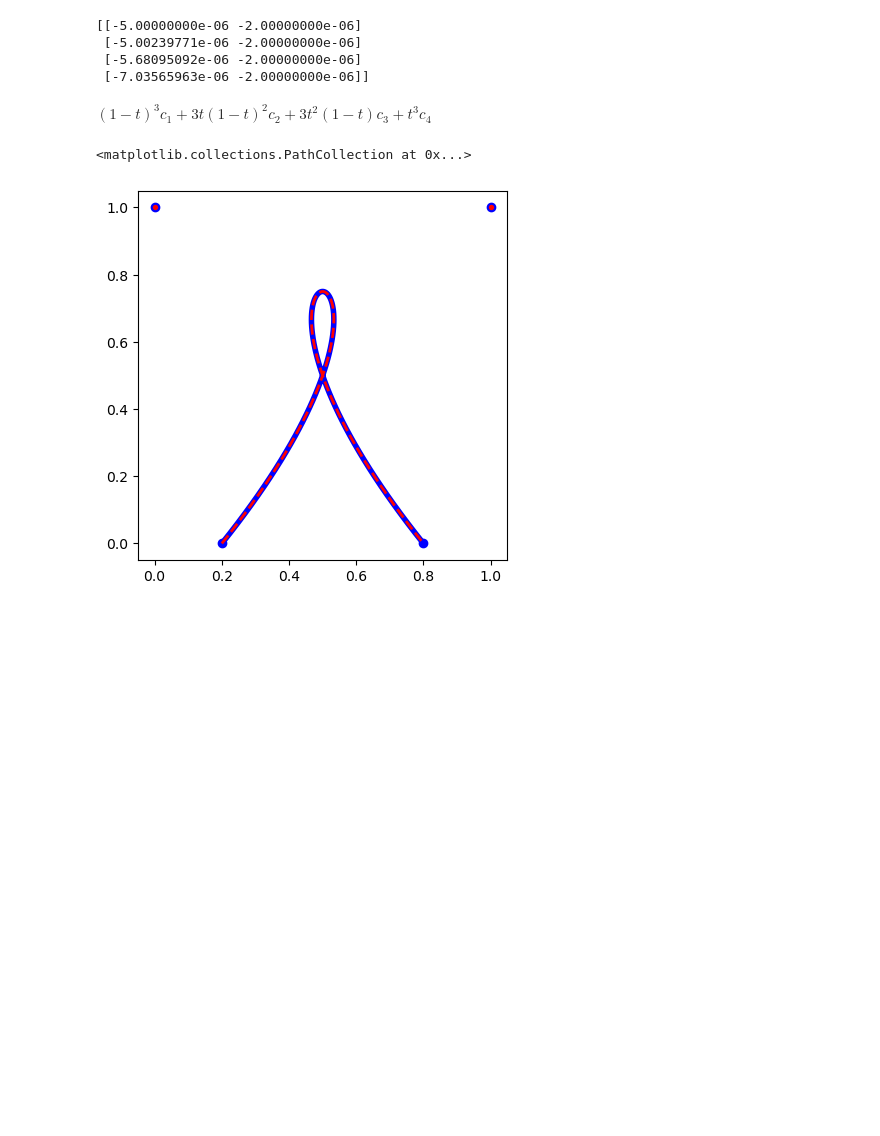
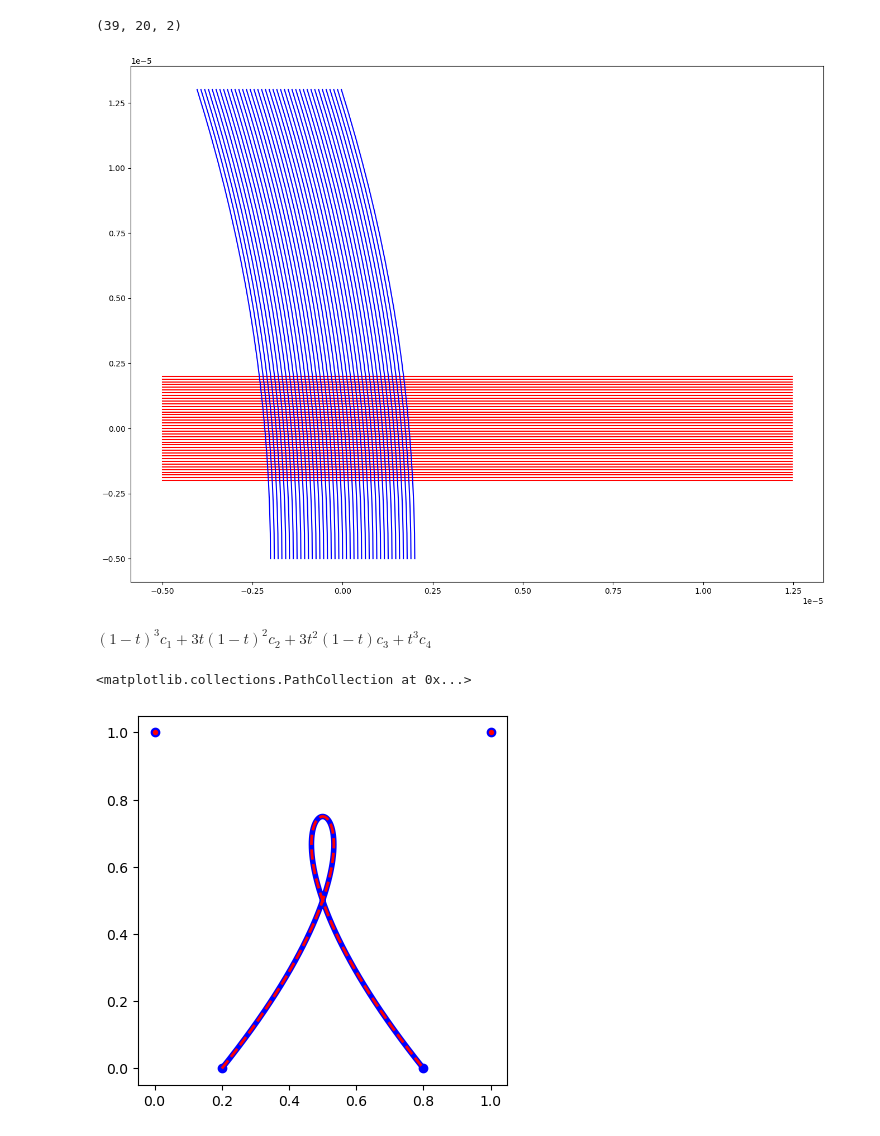
Before and after one commit to cepheid42/cuCBET, a Jupyter notebook: scratch.ipynb, the cells around one changed output. Cells and saved outputs as stored; diff of their text form; code cells hidden in the pictures; blank space fills up the shorter version.

Commit message:
rays are working now, need to figure out truncation so rays don't go too far

```diff
--- a/scratch.ipynb
+++ b/scratch.ipynb
@@ -5,22 +5,47 @@ import mpl_toolkits.mplot3d.axes3d as a3d
 %matplotlib inline
 # %%
 beam0 = np.genfromtxt('./outputs/beam_0.csv', dtype=np.float64, delimiter=',').reshape(-1, 4, 2)
-# beam1 = np.genfromtxt('./outputs/beam_1.csv', dtype=np.float64, delimiter=',').reshape(-1, 4, 2)
+beam1 = np.genfromtxt('./outputs/beam_1.csv', dtype=np.float64, delimiter=',').reshape(-1, 4, 2)
 
-print(beam0[0, :, :])
+ts = np.linspace(0.0, 1.0, 20).reshape(-1, 1)
 
-# fig, ax = plt.subplots(1, 1)
+def get_bezier(p0, p1, p2, p3):
+  return ((1 - ts)**3 * p0) + (3 * ts * (1 - ts)**2 * p1) + (3 * ts**2 * (1 - ts) * p2) + (ts**3 * p3)
+
+rays0 = []
+rays1 = []
+
+
+for r in range(beam0.shape[0]):
+  bez0 = get_bezier(beam0[r, 0], beam0[r, 1], beam0[r, 2], beam0[r, 3])
+  bez1 = get_bezier(beam1[r, 0], beam1[r, 1], beam1[r, 2], beam1[r, 3])
+  rays0.append(bez0)
+  rays1.append(bez1)
+
+rays0 = np.asarray(rays0)
+rays1 = np.asarray(rays1)
+
+print(rays0.shape)
+
+fig, ax = plt.subplots(1, 1, figsize=(16,12))
 # ax.set_xlim([-5E-6, 5E-6])
 # ax.set_ylim([-5E-6, 5E-6])
 
-# plt.scatter(beam0[:, 0, 0], beam0[:, 0, 1])
-# plt.scatter(beam0[:, -1, 0], beam0[:, -1, 1])
-# plt.scatter(beam1[:, 0, 0], beam1[:, 0, 1])
+
+# ax.scatter(beam0[:, 0, 0], beam0[:, 0, 1], color='r')
+# ax.scatter(beam0[:, 1, 0], beam0[:, 1, 1], color='b')
+# ax.scatter(beam0[:, 2, 0], beam0[:, 2, 1], color='k')
+# ax.scatter(beam0[:, 3, 0], beam0[:, 3, 1], color='c')
+
+
+for r in range(rays0.shape[0]):
+  ax.plot(rays0[r, :, 0], rays0[r, :, 1], 'r');
+
+for r in range(rays0.shape[0]):
+  ax.plot(rays1[r, :, 0], rays1[r, :, 1], 'b');
 # %% [output]
-[[-5.00000000e-06 -2.00000000e-06]
- [-5.00239771e-06 -2.00000000e-06]
- [-5.68095092e-06 -2.00000000e-06]
- [-7.03565963e-06 -2.00000000e-06]]
+(39, 20, 2)
+[figure, added]
 # %% [markdown]
 $\left(1-t\right)^{3}c_{1}+3t\left(1-t\right)^{2}c_{2}+3t^{2}\left(1-t\right)c_{3}+t^{3}c_{4}$
 # %%
```
Also changed, not shown: 4 other files.
